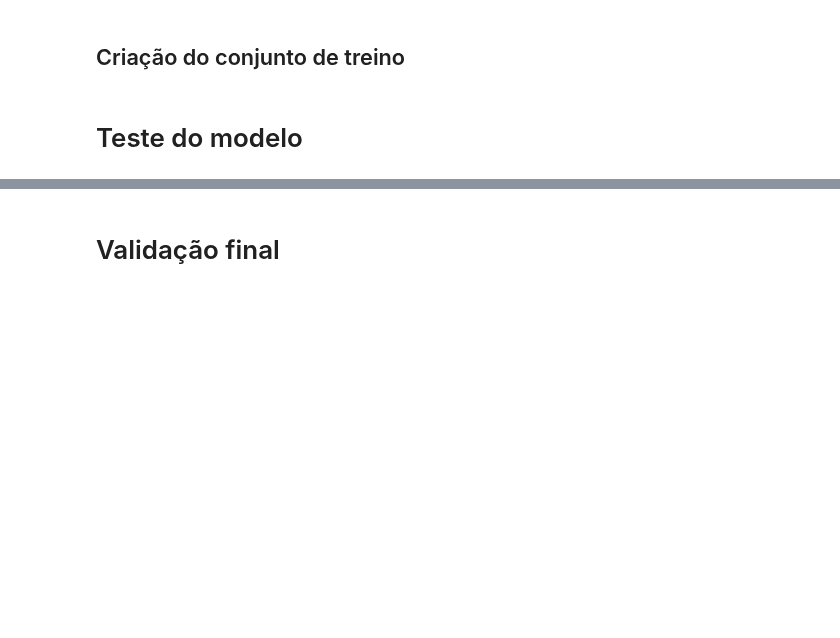
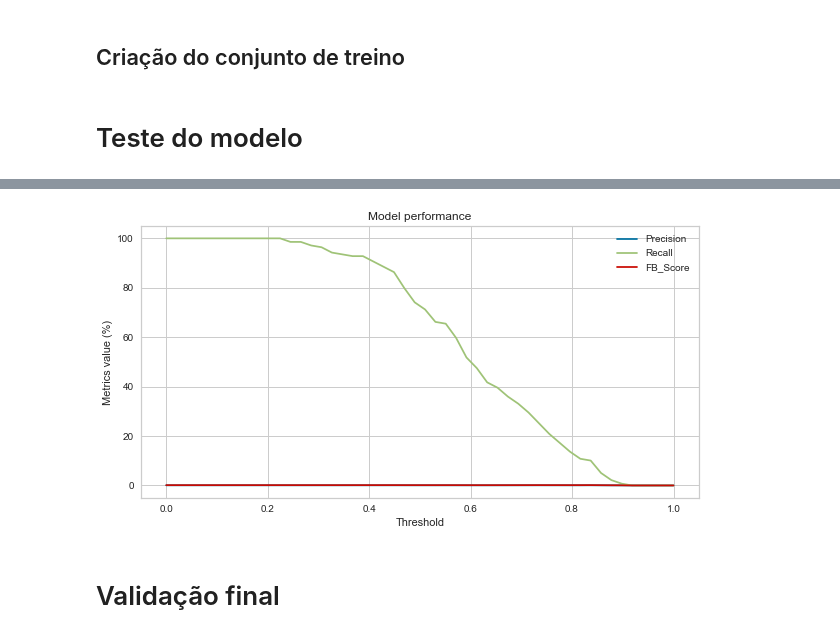
Before and after one commit to felipesassi/LEADGen, a Jupyter notebook: notebooks/Model_Creation.ipynb, the cells around one changed output, grey strips where cells are left out. Cells and saved outputs as stored; diff of their text form; code cells hidden in the pictures; blank space fills up the shorter version.

```diff
--- a/notebooks/Model_Creation.ipynb
+++ b/notebooks/Model_Creation.ipynb
@@ -134,3 +118,8 @@ test[test["Client"] == 1].sort_values(by = "Similarity", ascending = False).head
+# %%
+M = Metrics(test)
+M.show_model_performance(50)
+# %% [output]
+[figure, added]
 # %% [markdown]
 # Validação final
 # %%
```
Also changed, not shown: parts of 11 cells of this notebook.
